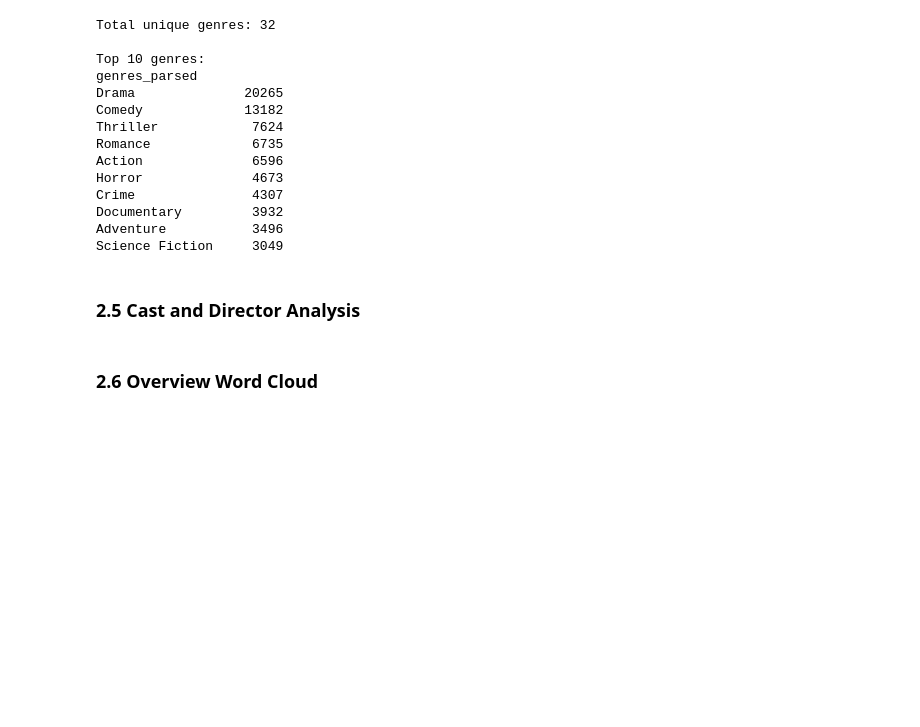
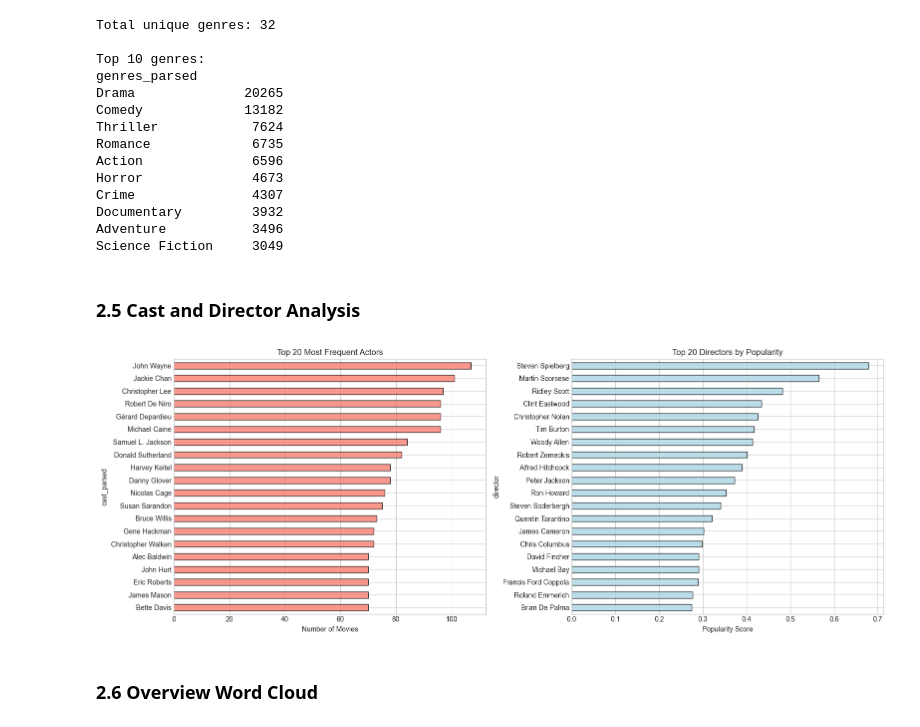
Before and after one commit to riso1410/ISA-Movie-Recommendation, a Jupyter notebook: notebooks/experiments.ipynb, the cells around one changed output. Drawn from its saved outputs; the diff is of its cells as text; code cells hidden in the pictures; blank space fills up the shorter version.

```diff
--- a/notebooks/experiments.ipynb
+++ b/notebooks/experiments.ipynb
@@ -202,35 +231,42 @@ Science Fiction     3049
 # %% [markdown]
 ### 2.5 Cast and Director Analysis
 # %%
-credits['cast_parsed'] = credits['cast'].apply(lambda x: [d['name'] for d in literal_eval(x)][:5] if isinstance(x, str) else [])
-credits['director'] = credits['crew'].apply(lambda x: [d['name'] for d in literal_eval(x) if d['job'] == 'Director'] if isinstance(x, str) else [])
-credits['director'] = credits['director'].apply(lambda x: x[0] if len(x) > 0 else np.nan)
+credits['cast_parsed'] = credits['cast'].apply(parse_tmdb_json_array).apply(lambda x: extract_names(x, limit=5))
+credits['director'] = credits['crew'].apply(parse_tmdb_json_array).apply(extract_director_name)
 
 all_actors = credits['cast_parsed'].explode()
 top_actors = all_actors.value_counts().head(20)
 
 fig, axes = plt.subplots(1, 2, figsize=(16, 6))
 
 top_actors.plot(kind='barh', ax=axes[0], color='salmon', edgecolor='black', alpha=0.8)
+
 axes[0].set_xlabel('Number of Movies')
 axes[0].set_title('Top 20 Most Frequent Actors')
 axes[0].invert_yaxis()
 
+metadata['id'] = pd.to_numeric(metadata['id'], errors='coerce')
+
 # Popularity = geometric mean of normalized movie count and total votes
 director_votes = credits[['id', 'director']].merge(metadata[['id', 'vote_count']], on='id', how='inner')
+
 director_stats = director_votes.groupby('director').agg(num_movies=('id', 'count'), total_votes=('vote_count', 'sum')).dropna()
 director_stats['norm_movies'] = director_stats['num_movies'] / director_stats['num_movies'].max()
 director_stats['norm_votes'] = director_stats['total_votes'] / director_stats['total_votes'].max()
 director_stats['popularity'] = np.sqrt(director_stats['norm_movies'] * director_stats['norm_votes'])
+
 top_directors = director_stats.nlargest(20, 'popularity')['popularity']
 top_directors.plot(kind='barh', ax=axes[1], color='lightblue', edgecolor='black', alpha=0.8)
+
 axes[1].set_xlabel('Popularity Score')
 axes[1].set_title('Top 20 Directors by Popularity')
 axes[1].invert_yaxis()
 
 plt.tight_layout()
 plt.savefig('../reports/figures/cast_director_analysis.png', dpi=150, bbox_inches='tight')
 plt.show()
+# %% [output]
+[figure, added]
 # %% [markdown]
 ### 2.6 Overview Word Cloud
 # %%
```
Also changed, not shown: parts of 14 cells of this notebook, 24 other files.
